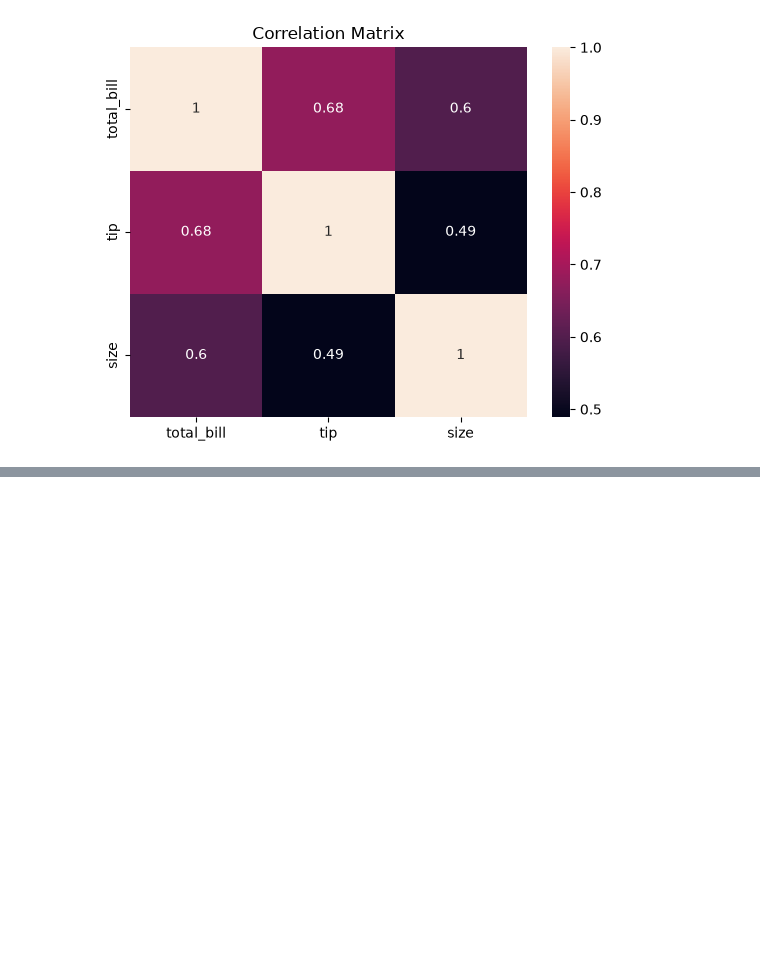
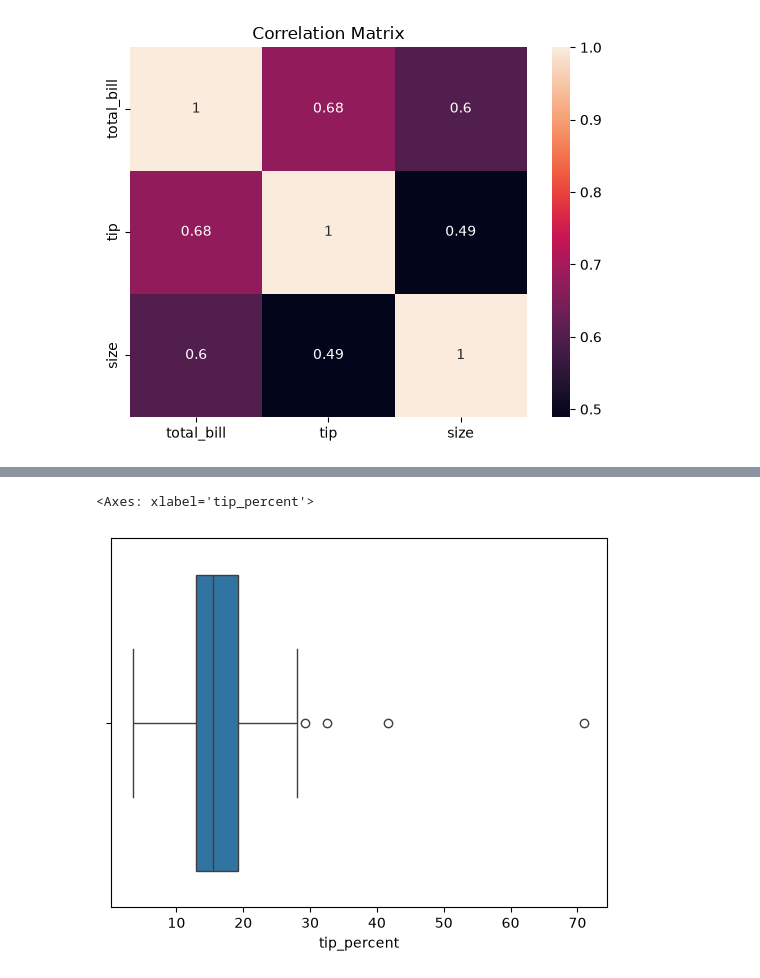
Before and after one commit to animelone/data-track, a Jupyter notebook: pandastest.ipynb, the cells around one changed output, grey strips where cells are left out. Drawn from its saved outputs; the diff is of its cells as text; code cells hidden in the pictures; blank space fills up the shorter version.

```diff
--- a/pandastest.ipynb
+++ b/pandastest.ipynb
@@ -114,0 +136,5 @@ Text(0.5, 1.0, 'Correlation Matrix')
+# %%
+sns.boxplot(data=df,x='tip_percent')
+# %% [output]
+<Axes: xlabel='tip_percent'>
+[figure, added]
```
Also changed, not shown: parts of 12 cells of this notebook.
